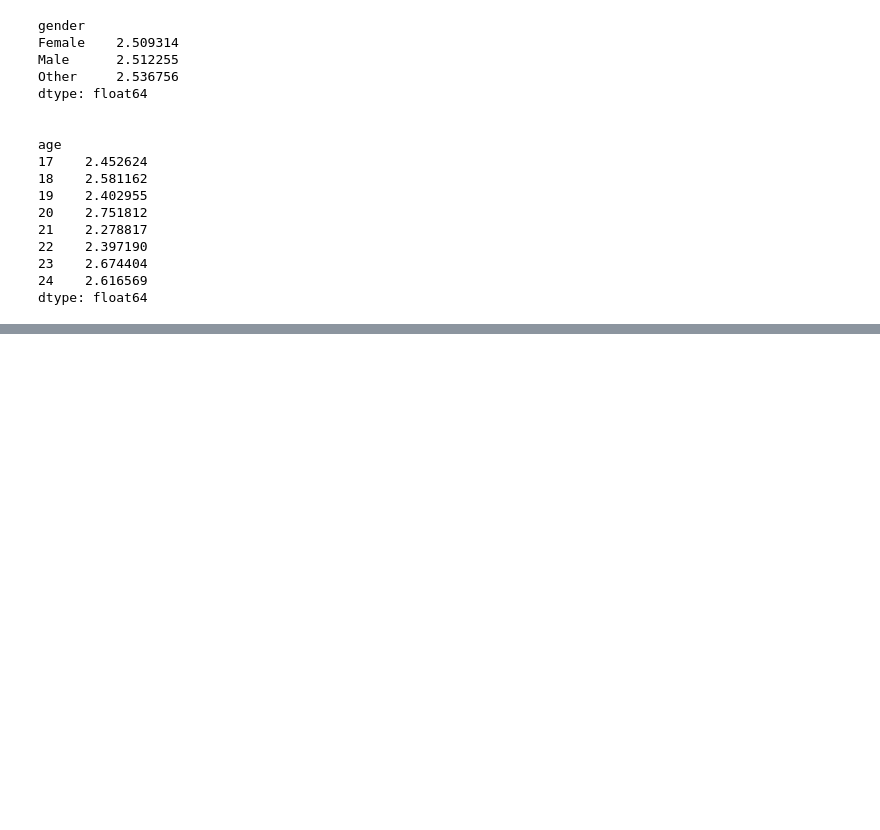
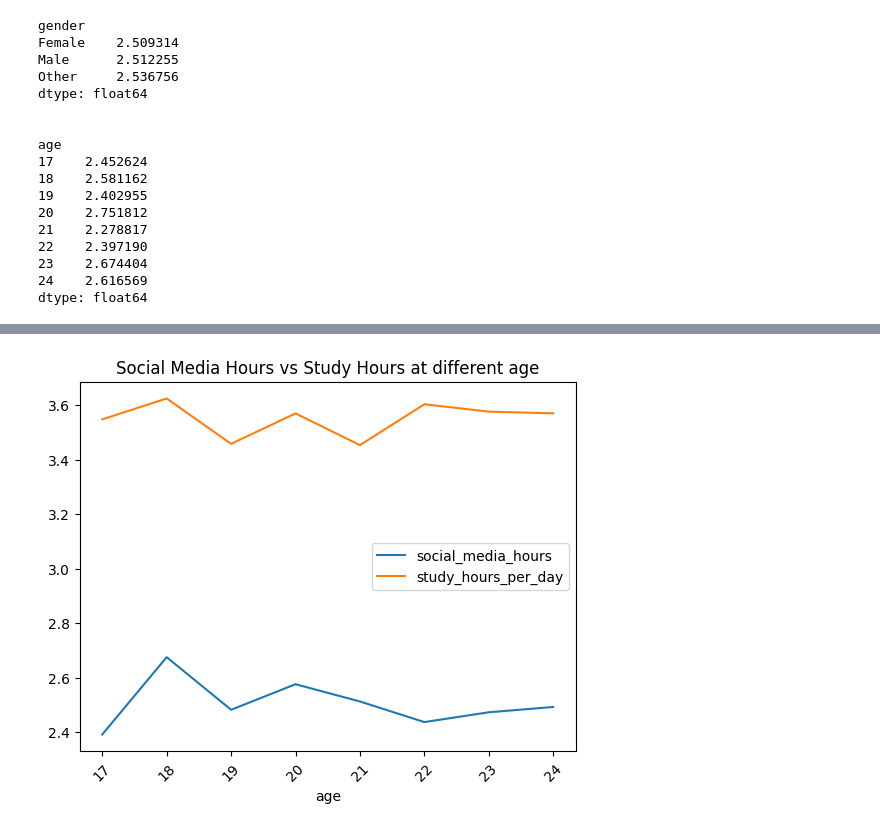
Before and after one commit to anakin-1181/DS_Pandas, a Jupyter notebook: pandas.ipynb, the cells around one changed output, grey strips where cells are left out. Drawn from its saved outputs; the diff is of its cells as text; code cells hidden in the pictures; blank space fills up the shorter version.

Commit message:
Visualising dataframes and handling missing values

```diff
--- a/pandas.ipynb
+++ b/pandas.ipynb
@@ -325,0 +338,3 @@ dtype: float64
+# %%
+study_sm_by_age = df.pivot_table(index="age", values=["study_hours_per_day","social_media_hours"], aggfunc="mean")
+print(study_sm_by_age)
@@ -325,0 +352,5 @@ dtype: float64
+# %%
+study_sm_by_age.plot(kind="line", rot=45, title="Social Media Hours vs Study Hours at different age")
+plt.show()
+# %% [output]
+[figure, added]
```
Also changed, not shown: parts of 9 cells of this notebook.
